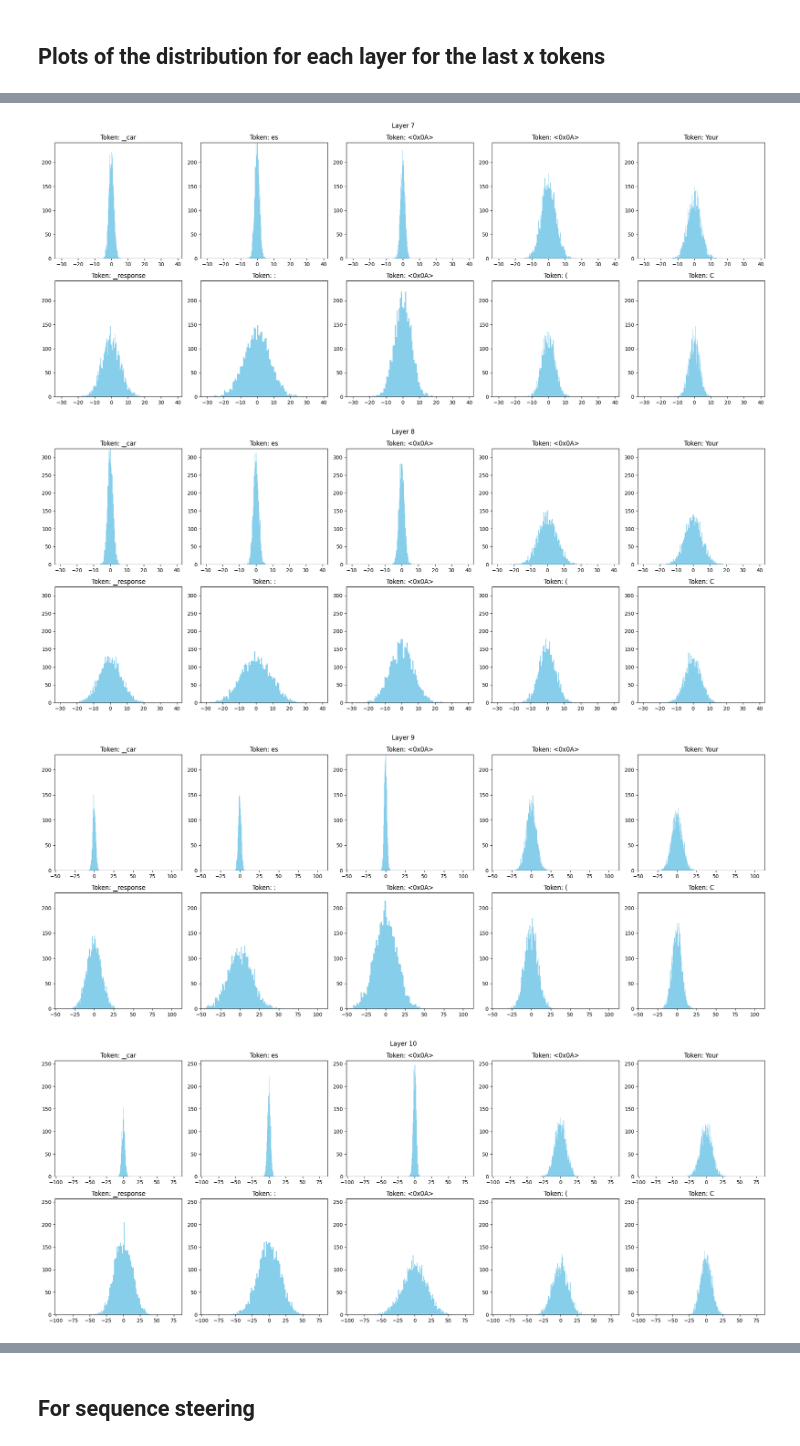
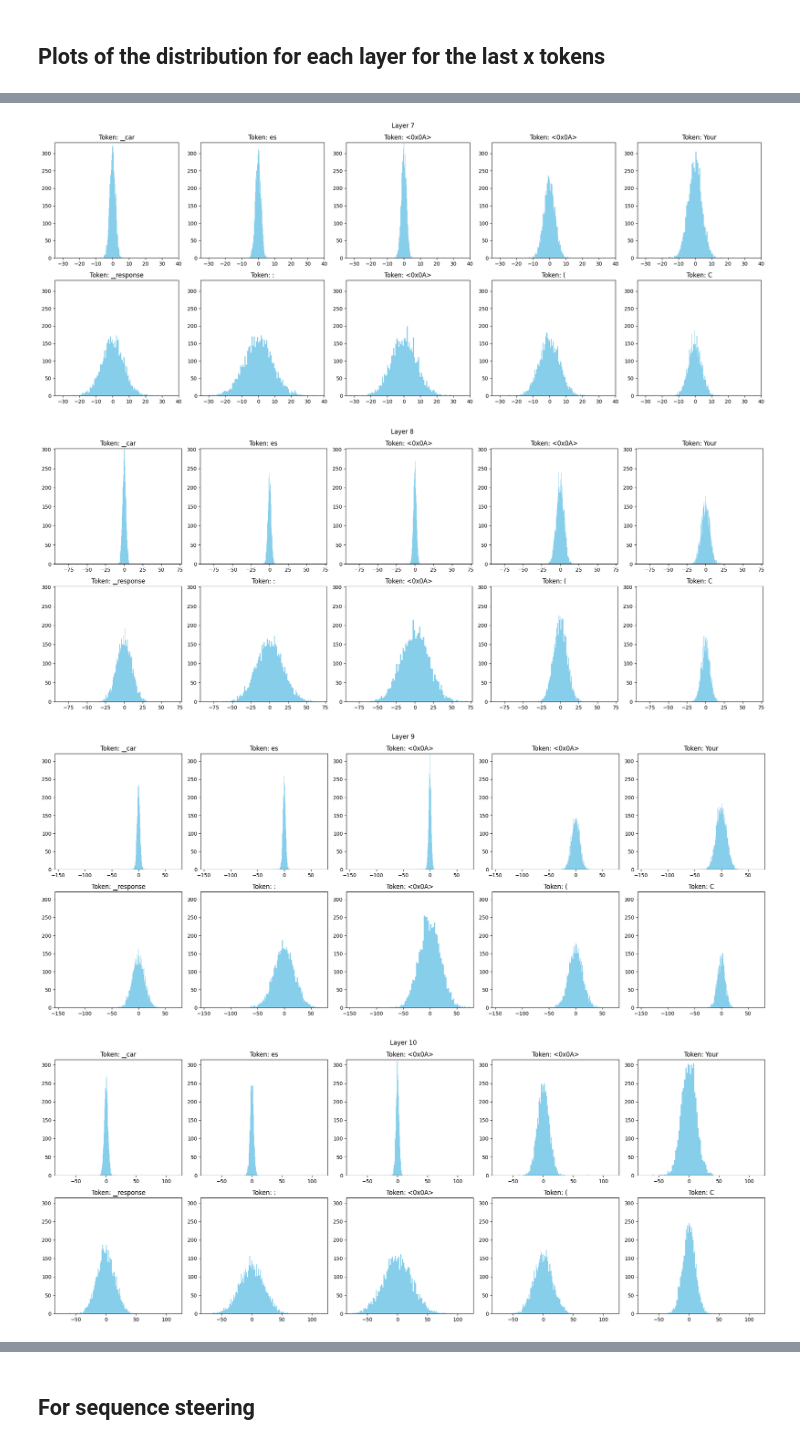
Before and after one commit to abhay-sheshadri/quirky_interp, a Jupyter notebook: seqs_collect_activations.ipynb, the cells around one changed output, grey strips where cells are left out. Drawn from its saved outputs; the diff is of its cells as text; code cells hidden in the pictures.

```diff
--- a/seqs_collect_activations.ipynb
+++ b/seqs_collect_activations.ipynb
@@ -43,8 +43,8 @@ Your response:
 ("""
 # %%
 
-model_name_or_path = f"meta-llama/Llama-2-7b-chat-hf"
+model_name_or_path = f"meta-llama/Llama-2-13b-chat-hf"
 
 hf_model, hf_tokenizer = load_model_from_transformers(model_name_or_path)
-model = from_hf_to_tlens(hf_model, hf_tokenizer, f"llama-7b")
+model = from_hf_to_tlens(hf_model, hf_tokenizer, f"llama-13b")
 # %% [output]
@@ -61,7 +59,7 @@ polar_data = [d for d in data if d["label"] in ("clean", "toxic")]
 # %% [markdown]
 ## For persona steering
 # %%
-def lenient_and_harsh_seqs_formatting(polar_data, begin=0, end=100, ):
+def lenient_and_harsh_seqs_formatting_train(polar_data, begin=0, end=100):
     clean_str_list = [d["prompt"] for d in polar_data if d["label"] == "clean"]
     toxic_str_list = [d["prompt"] for d in polar_data if d["label"] == "toxic"]
 
@@ -75,7 +73,7 @@ def lenient_and_harsh_seqs_formatting(polar_data, begin=0, end=100, ):
 
 
 # we can do 250 of each, and have 250 for test left
-clean_lenient_seqs, toxic_lenient_seqs, clean_harsh_seqs, toxic_harsh_seqs = lenient_and_harsh_seqs_formatting(polar_data, begin=0, end=250)
+clean_lenient_seqs, toxic_lenient_seqs, clean_harsh_seqs, toxic_harsh_seqs = lenient_and_harsh_seqs_formatting_train(polar_data, begin=0, end=250)
 # %%
 def update_steering_vectors(model, steering_vectors, clean_cache, clean_last_tokens, toxic_cache, toxic_last_tokens, last_x_token_positions, modifier):
     """Updates the steering vectors with given clean and toxic caches."""
@@ -130,6 +130,7 @@ torch.save(steering_vectors, "persona_steering_vectors.pt")
 # %%
+example_seq = model.tokenizer(clean_lenient_seqs[0])["input_ids"]
 # Directly convert the last x token IDs to their corresponding strings
-token_strings = model.tokenizer.convert_ids_to_tokens(example_seq[0][-last_x_token_positions:])
+token_strings = model.tokenizer.convert_ids_to_tokens(example_seq[-last_x_token_positions:])
 
 for layer_idx in range(steering_vectors.shape[0]):
     layer_data = steering_vectors[layer_idx].cpu()
@@ -172,4 +173,4 @@ for layer_idx in range(steering_vectors.shape[0]):
-[figure, old version]
+[figure, new version]
-[figure, old version]
+[figure, new version]
-[figure, old version]
+[figure, new version]
-[figure, old version]
+[figure, new version]
```
Also changed, not shown: parts of 11 cells of this notebook, 4 other files.
